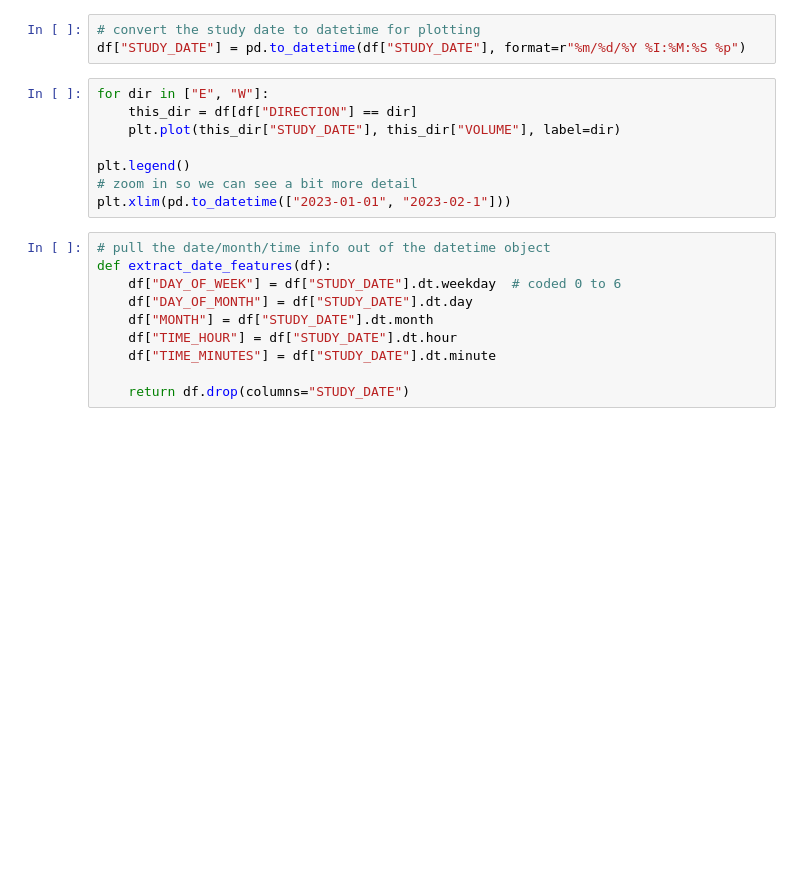
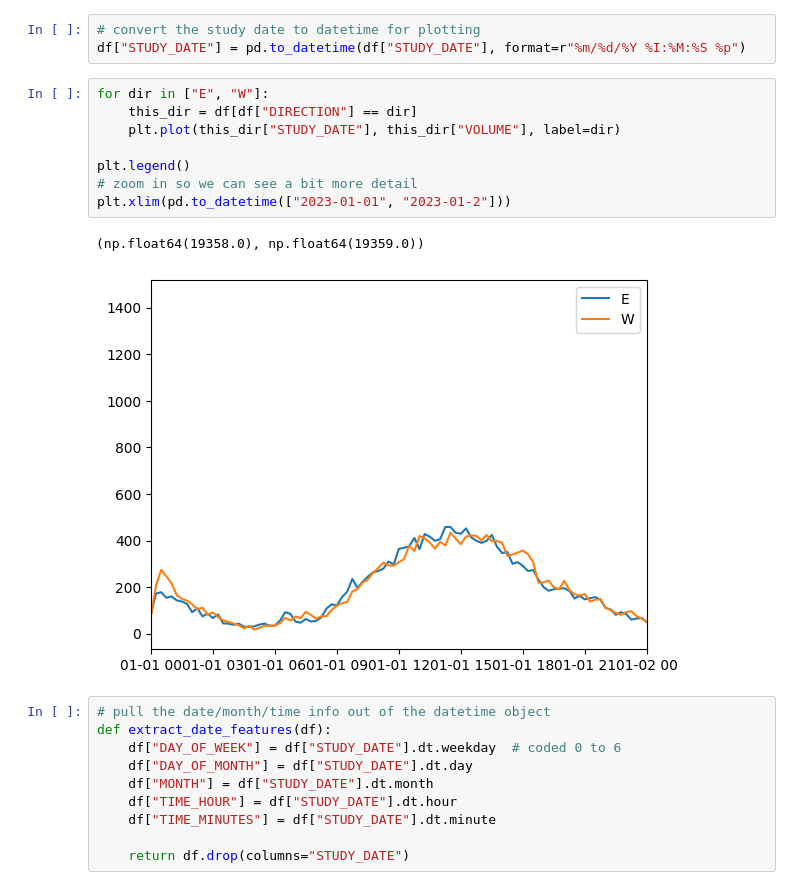
Before and after one commit to mru-data3464/w26, a Jupyter notebook: demo_code/11_images/timeseries_example.ipynb, the cells around one changed output. Drawn from its saved outputs; the diff is of its cells as text; blank space fills up the shorter version.

```diff
--- a/demo_code/11_images/timeseries_example.ipynb
+++ b/demo_code/11_images/timeseries_example.ipynb
@@ -12,11 +23,14 @@ df["STUDY_DATE"] = pd.to_datetime(df["STUDY_DATE"], format=r"%m/%d/%Y %I:%M:%S %
 # %%
 for dir in ["E", "W"]:
     this_dir = df[df["DIRECTION"] == dir]
     plt.plot(this_dir["STUDY_DATE"], this_dir["VOLUME"], label=dir)
 
 plt.legend()
 # zoom in so we can see a bit more detail
-plt.xlim(pd.to_datetime(["2023-01-01", "2023-02-1"]))
+plt.xlim(pd.to_datetime(["2023-01-01", "2023-01-2"]))
+# %% [output]
+(np.float64(19358.0), np.float64(19359.0))
+[figure, added]
 # %%
 # pull the date/month/time info out of the datetime object
 def extract_date_features(df):
```
Also changed, not shown: parts of 7 cells of this notebook.
